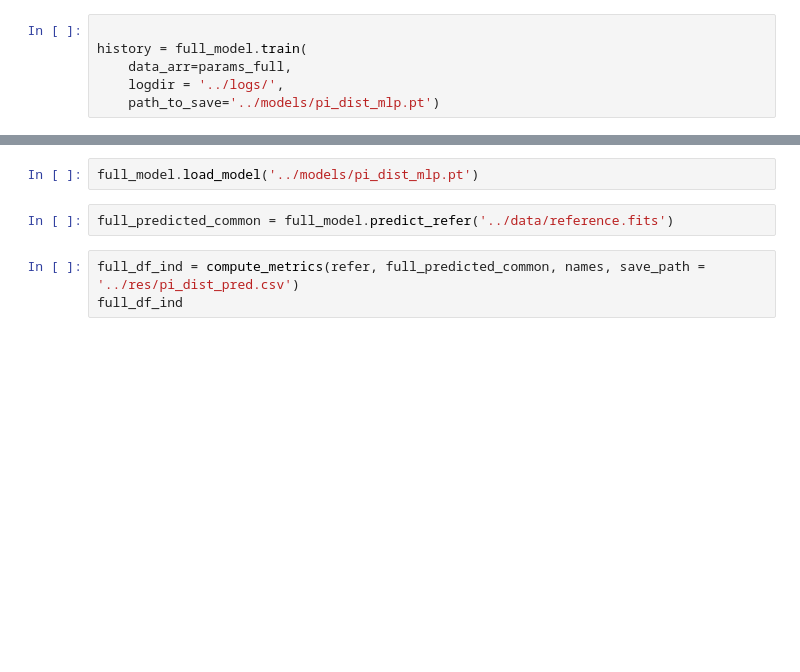
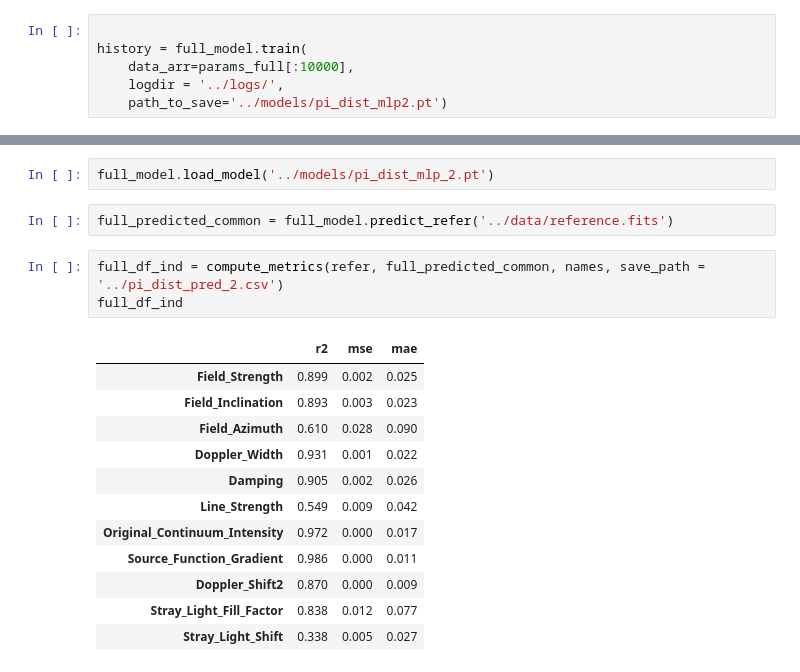
Before and after one commit to hushchyn-mikhail/InverseProblem, a Jupyter notebook: notebooks/param_pred.ipynb, the cells around one changed output, grey strips where cells are left out. Drawn from its saved outputs; the diff is of its cells as text; blank space fills up the shorter version.

```diff
--- a/notebooks/param_pred.ipynb
+++ b/notebooks/param_pred.ipynb
@@ -94,6 +94,6 @@ Number of training parameters: 641766
 # %%
 
 history = full_model.train(
-    data_arr=params_full,
+    data_arr=params_full[:10000],
     logdir = '../logs/',
-    path_to_save='../models/pi_dist_mlp.pt')
+    path_to_save='../models/pi_dist_mlp2.pt')
@@ -100,11 +106,24 @@ history = full_model.train(
 # %% [markdown]
 ### Loading the trained model
 # %%
-full_model.load_model('../models/pi_dist_mlp.pt')
+full_model.load_model('../models/pi_dist_mlp_2.pt')
 # %%
 full_predicted_common = full_model.predict_refer('../data/reference.fits')
 # %%
-full_df_ind = compute_metrics(refer, full_predicted_common, names, save_path = '../res/pi_dist_pred.csv')
+full_df_ind = compute_metrics(refer, full_predicted_common, names, save_path = '../pi_dist_pred_2.csv')
 full_df_ind
+# %% [output]
+|  | r2 | mse | mae |
+| Field_Strength | 0.899 | 0.002 | 0.025 |
+| Field_Inclination | 0.893 | 0.003 | 0.023 |
+| Field_Azimuth | 0.610 | 0.028 | 0.090 |
+| Doppler_Width | 0.931 | 0.001 | 0.022 |
+| Damping | 0.905 | 0.002 | 0.026 |
+| Line_Strength | 0.549 | 0.009 | 0.042 |
+| Original_Continuum_Intensity | 0.972 | 0.000 | 0.017 |
+| Source_Function_Gradient | 0.986 | 0.000 | 0.011 |
+| Doppler_Shift2 | 0.870 | 0.000 | 0.009 |
+| Stray_Light_Fill_Factor | 0.838 | 0.012 | 0.077 |
+| Stray_Light_Shift | 0.338 | 0.005 | 0.027 |
 # %%
 plot_params(full_predicted_common)
```
Also changed, not shown: parts of 5 cells of this notebook, 1 other file.
